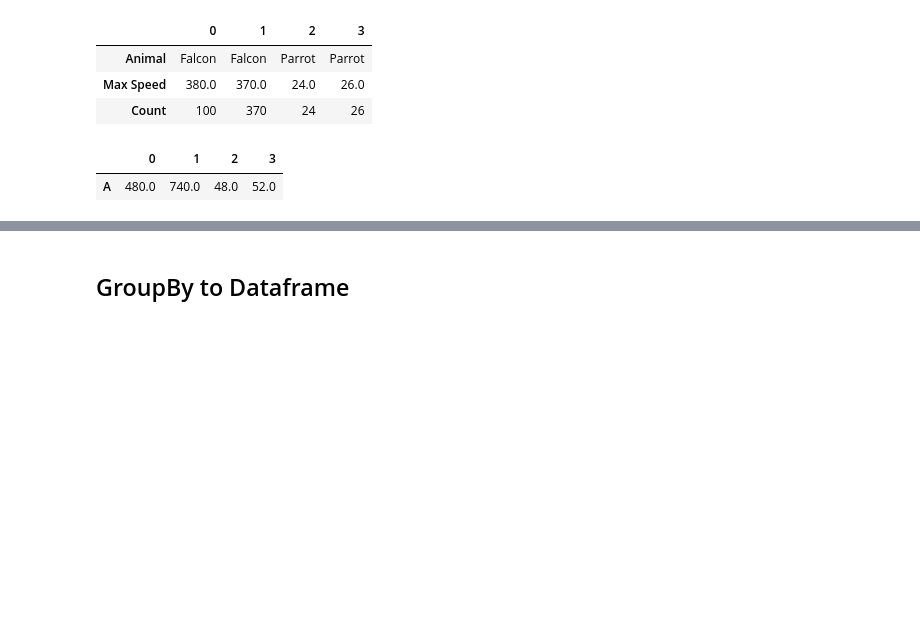
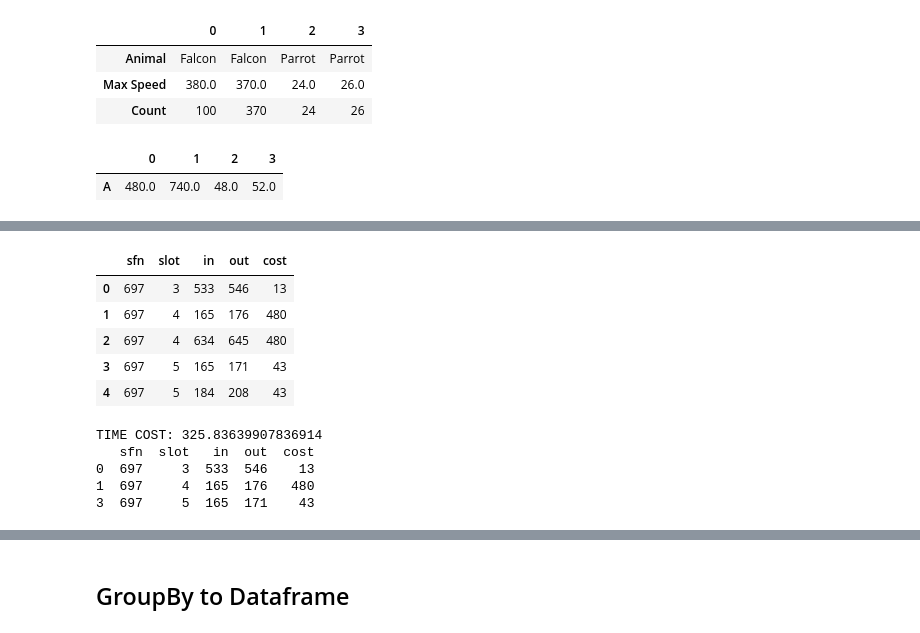
Before and after one commit to tcfh2016/knowledge-map, a Jupyter notebook: Techs/data-science/pandas/groupby/pandas_groupby.ipynb, the cells around one changed output, grey strips where cells are left out. Cells and saved outputs as stored; diff of their text form; code cells hidden in the pictures; blank space fills up the shorter version.

Commit message:
apply function to groups which refer different columns.

```diff
--- a/Techs/data-science/pandas/groupby/pandas_groupby.ipynb
+++ b/Techs/data-science/pandas/groupby/pandas_groupby.ipynb
@@ -165,0 +172,29 @@ df_usefor_groupby_dict.T.groupby(my_dict).sum()
+# %%
+import time
+import pandas as pd
+
+df = pd.read_csv('transform_data.csv')
+
+t1 = time.time()
+groups = df.groupby(['sfn', 'slot'])
+df['cost'] = groups['out'].transform('last') - groups['in'].transform('first')
+df
+# %% [output]
+|  | sfn | slot | in | out | cost |
+| 0 | 697 | 3 | 533 | 546 | 13 |
+| 1 | 697 | 4 | 165 | 176 | 480 |
+| 2 | 697 | 4 | 634 | 645 | 480 |
+| 3 | 697 | 5 | 165 | 171 | 43 |
+| 4 | 697 | 5 | 184 | 208 | 43 |
+# %%
+df = df.drop_duplicates(subset=['sfn', 'slot'], keep='first')
+t2 = time.time()
+
+print('TIME COST: {}'.format(t2 - t1))
+print(df)
+# %% [output]
+TIME COST: 325.83639907836914
+   sfn  slot   in  out  cost
+0  697     3  533  546    13
+1  697     4  165  176   480
+3  697     5  165  171    43
```
Also changed, not shown: parts of 11 cells of this notebook, 2 other files.
